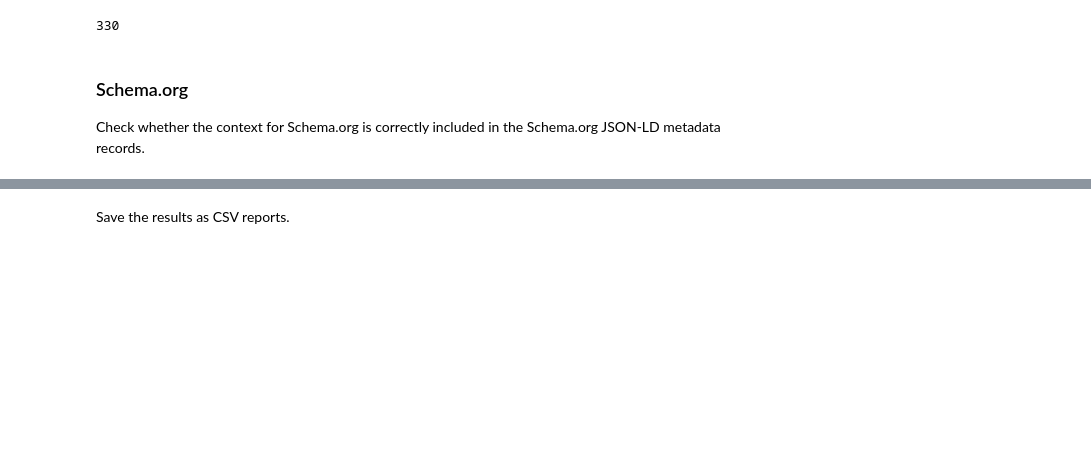
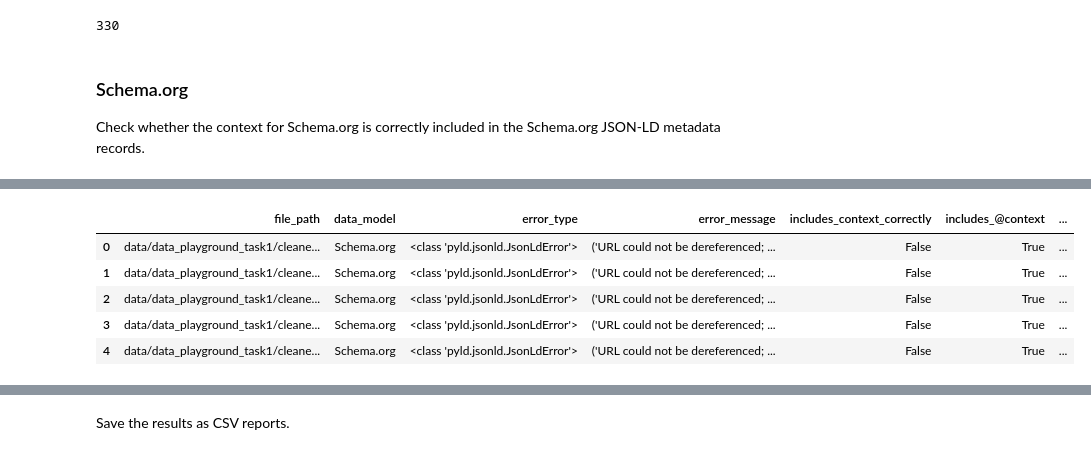
Before and after one commit to thegoose20/lada-eval, a Jupyter notebook: evaluation-conformance.ipynb, the cells around one changed output, grey strips where cells are left out. Cells and saved outputs as stored; diff of their text form; code cells hidden in the pictures; blank space fills up the shorter version.

```diff
--- a/evaluation-conformance.ipynb
+++ b/evaluation-conformance.ipynb
@@ -421 +385,10 @@ df = utils.contextInclusion(schema_file_paths, data_model, context_pattern, cont
+# %%
+df.head()
+# %% [output]
+|  | file_path | data_model | error_type | error_message | includes_context_correctly | includes_@context | ... |
+| 0 | data/data_playground_task1/cleane... | Schema.org | <class 'pyld.jsonld.JsonLdError'> | ('URL could not be dereferenced; ... | False | True | ... |
+| 1 | data/data_playground_task1/cleane... | Schema.org | <class 'pyld.jsonld.JsonLdError'> | ('URL could not be dereferenced; ... | False | True | ... |
+| 2 | data/data_playground_task1/cleane... | Schema.org | <class 'pyld.jsonld.JsonLdError'> | ('URL could not be dereferenced; ... | False | True | ... |
+| 3 | data/data_playground_task1/cleane... | Schema.org | <class 'pyld.jsonld.JsonLdError'> | ('URL could not be dereferenced; ... | False | True | ... |
+| 4 | data/data_playground_task1/cleane... | Schema.org | <class 'pyld.jsonld.JsonLdError'> | ('URL could not be dereferenced; ... | False | True | ... |
 # %%
```
Also changed, not shown: parts of 11 cells of this notebook, 2 other files.
